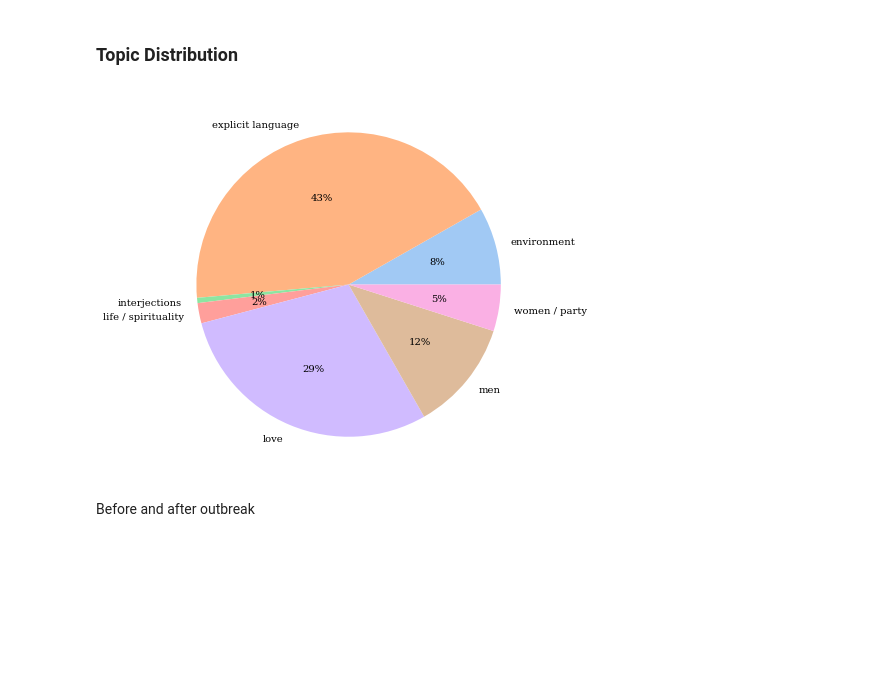
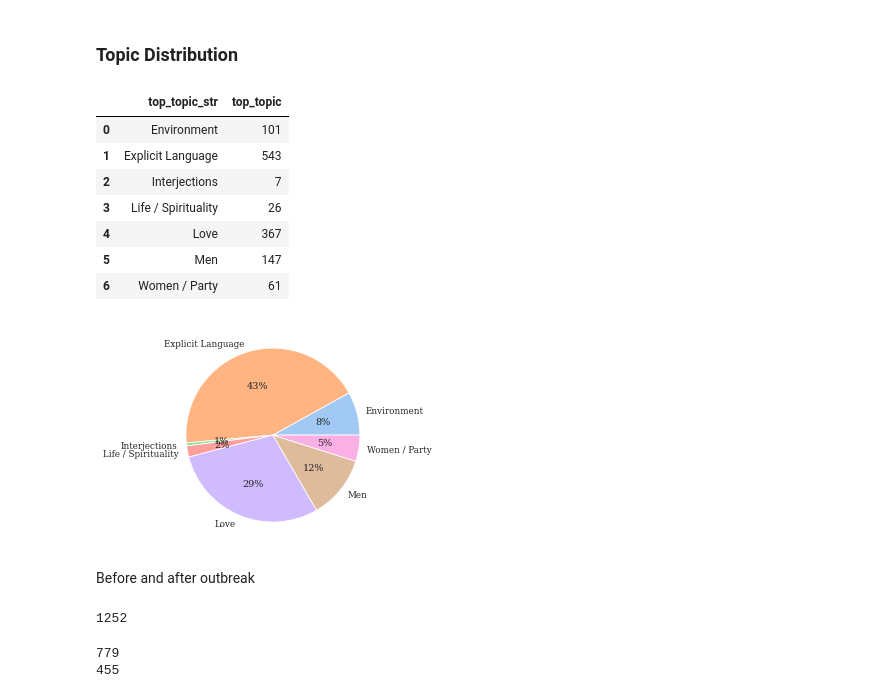
Before and after one commit to FelixSiegfriedRiedel/chart-lyrics-analysis, a Jupyter notebook: src/notebooks/topic_modeling.ipynb, the cells around one changed output. Saved outputs shown, nothing was run; the diff lists cells and outputs as text; code cells hidden in the pictures; blank space fills up the shorter version.

Commit message:
reran analysis after removing songs below language score threshold

```diff
--- a/src/notebooks/topic_modeling.ipynb
+++ b/src/notebooks/topic_modeling.ipynb
@@ -21,6 +21,21 @@ from gensim.models import TfidfModel
 
 import pyLDAvis
 import pyLDAvis.gensim_models
+from gensim.models.callbacks import Metric
+
+class ProgressBar(Metric):
+    """Metric class for perplexity evaluation."""
+    def __init__(self, corpus=None, logger=None, viz_env=None, title=None, passes=None):
+        self.corpus = corpus
+        self.logger = logger
+        self.viz_env = viz_env
+        self.title = title
+        self.i = 0
+        self.passes = passes
+
+    def get_value(self, **kwargs):
+        self.i+=1
+        printProgressBar(self.i, self.passes, prefix='Progress:', suffix='Complete', length=50)
 
 import spacy
 
@@ -277,7 +292,12 @@ global id2word dictionary to have consistent id and word mapping
 # %%
 all_docs = lyrics_docs.copy()
 all_docs.extend(azlyrics_docs)
-id2word = corpora.Dictionary(all_docs)
+
+try:
+    azlyrics_lda_model = gensim.models.ldamodel.LdaModel.load('../../gensim/models/azlyrics_lda')
+    id2word = azlyrics_lda_model.id2word
+except FileNotFoundError:
+    id2word = corpora.Dictionary(all_docs)
 # %% [markdown]
 ### Lyrics
 # %%
@@ -345,7 +365,6 @@ except FileNotFoundError:
                                                          passes=20,
                                                          alpha='auto',
                                                          iterations=200,
-                                                         random_state=1,
                                                          callbacks=[progress_bar])
     azlyrics_lda_model.save('../../gensim/models/azlyrics_lda')
 # %% [markdown]
@@ -434,3 +443,13 @@ topic_names = {
+# %%
+topic_names = {
+    0 : 'Men',
+    1 : 'Love',
+    2 : 'Explicit Language',
+    3 : 'Life / Spirituality',
+    4 : 'Environment',
+    5 : 'Interjections',
+    6 : 'Women / Party',
+}
 # %%
 def get_topics(index, lda_corpus):
     topics = {}
@@ -532,20 +554,29 @@ topics_pie_dt = pd.pivot_table(lyrics, index='top_topic_str',
                                values='top_topic',
                                aggfunc='count').reset_index()
 topics_pie_dt
+# %% [output]
+|  | top_topic_str | top_topic |
+| 0 | Environment | 101 |
+| 1 | Explicit Language | 543 |
+| 2 | Interjections | 7 |
+| 3 | Life / Spirituality | 26 |
+| 4 | Love | 367 |
+| 5 | Men | 147 |
+| 6 | Women / Party | 61 |
 # %%
-fig = plt.figure(figsize=(7,7))
+fig = plt.figure(figsize=(5,4))
 plt.rcParams["font.family"] = 'serif'
 values = topics_pie_dt['top_topic'].to_list()
 labels = topics_pie_dt['top_topic_str'].to_list()
 
 colors = sns.color_palette('pastel')
 
 #create pie chart
 plt.pie(values, labels = labels, colors = colors, autopct='%.0f%%')
 plt.savefig('../../data/output/figures/lyrics_topics_pie.eps')
 plt.show()
 # %% [output]
-[figure, old version]
+[figure, new version]
 # %% [markdown]
 Before and after outbreak
 # %%
@@ -555,3 +586,13 @@ topics_pie_before_dt = pd.pivot_table(lyrics.loc[lyrics['release_date'] < '2020-
 topics_pie_after_dt = pd.pivot_table(lyrics.loc[lyrics['release_date'] >= '2020-03-01'], index='top_topic_str',
                                       values='top_topic',
                                       aggfunc='count').reset_index()
+# %%
+len(lyrics['release_date'])
+# %% [output]
+1252
+# %%
+print(sum(topics_pie_before_dt['top_topic']))
+print(sum(topics_pie_after_dt['top_topic']))
+# %% [output]
+779
+455
```
Also changed, not shown: parts of 18 cells of this notebook, 14 other files.
